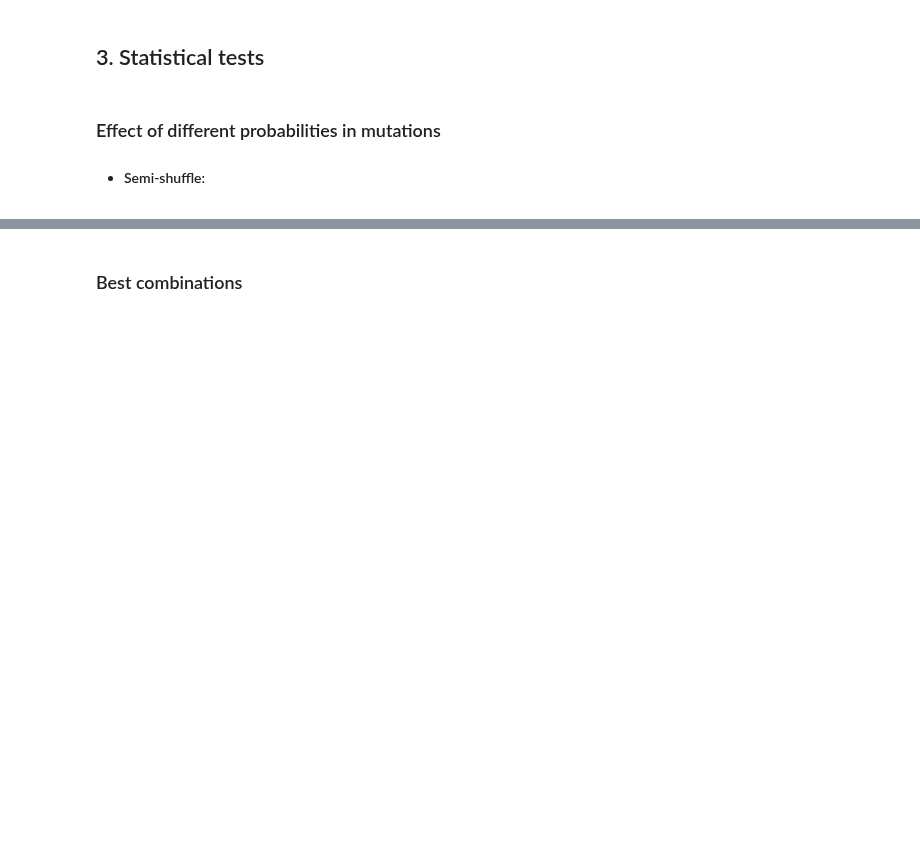
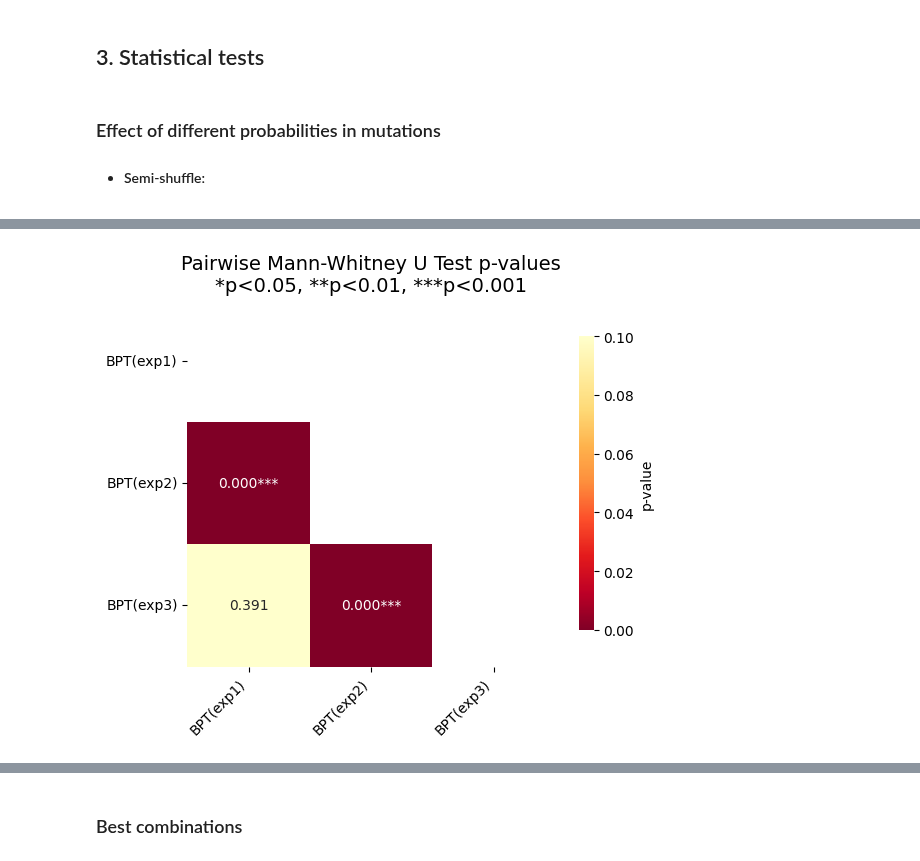
Before and after one commit to rafabernard0/CIFO_PROJECT, a Jupyter notebook: Performance.ipynb, the cells around one changed output, grey strips where cells are left out. Saved outputs shown, nothing was run; the diff lists cells and outputs as text; code cells hidden in the pictures; blank space fills up the shorter version.

```diff
--- a/Performance.ipynb
+++ b/Performance.ipynb
@@ -296,0 +386,4 @@ def non_parametric_pairwise_test
+# %%
+_ = pairwise_mannwhitney(B_combs, alpha=0.05)
+# %% [output]
+[figure, added]
```
Also changed, not shown: parts of 18 cells of this notebook, 1 other file.
